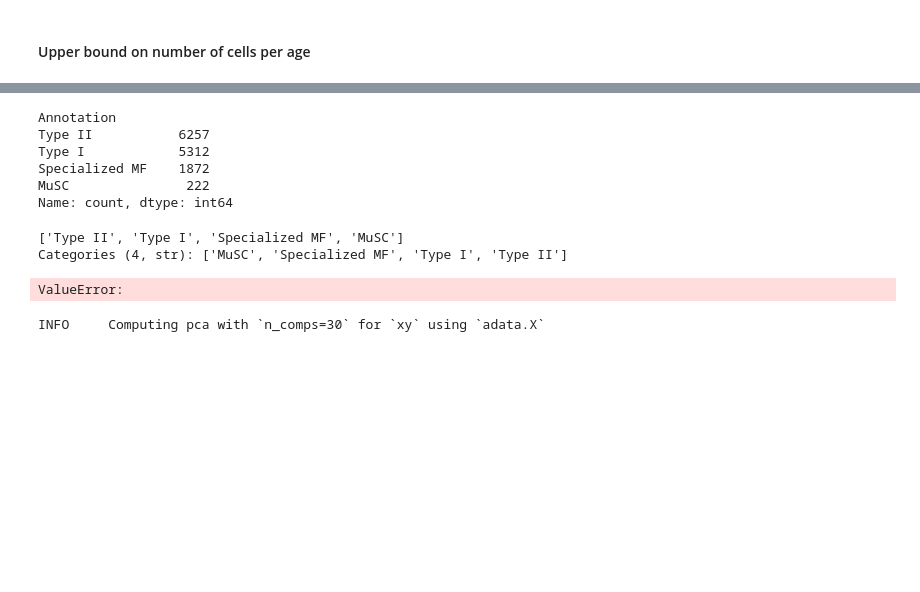
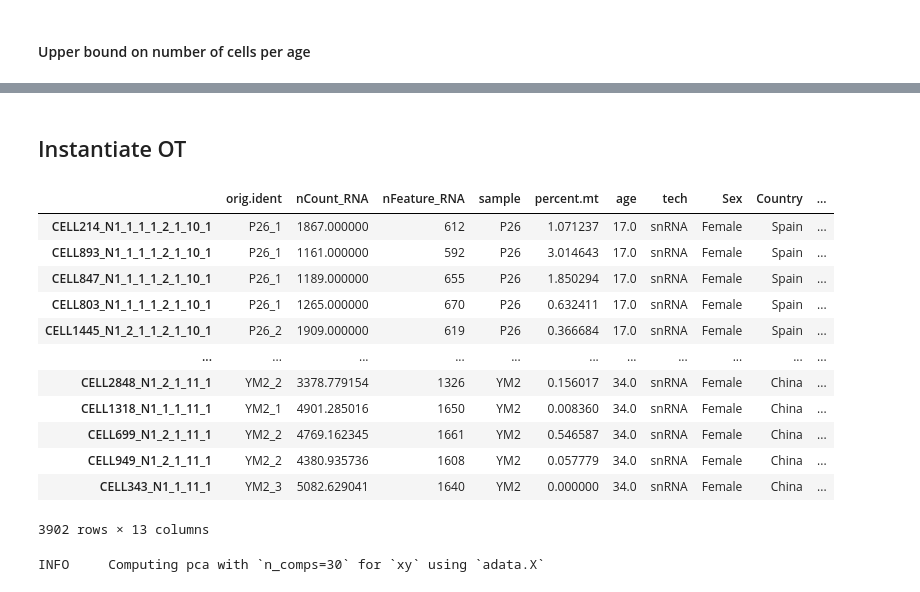
Before and after one commit to sachha-naksha/moscot_analysis, a Jupyter notebook: ageing_skm.ipynb, the cells around one changed output, grey strips where cells are left out. Saved outputs shown, nothing was run; the diff lists cells and outputs as text; code cells hidden in the pictures; blank space fills up the shorter version.

Commit message:
OT results for musc transitions in young female musc population

```diff
--- a/ageing_skm.ipynb
+++ b/ageing_skm.ipynb
@@ -64,9 +64,9 @@ sc.set_figure_params(scanpy=True, dpi=80, dpi_save=200)
 warnings.simplefilter("ignore", UserWarning)
 warnings.simplefilter("ignore", FutureWarning)
 # %%
-rna_path = '/projects/bgdb/asachan/datasets/SKM_ageing_human/All_Cell_Types.h5ad'
+rna_path = '/projects/bgdb/asachan/datasets/SKM_ageing_human/musc_transition_young_female.h5ad'
 rna_path_filtered = '/projects/bgdb/asachan/datasets/SKM_ageing_human/filtered_all_cell_types.h5ad'
 # %%
-rna_adata = sc.read_h5ad(rna_path_filtered)
+rna_adata = sc.read_h5ad(rna_path)
 rna_adata
 # %% [output]
@@ -358,26 +236,34 @@ Name: count, dtype: int64
 # %%
 display(rna_adata.obs['Annotation'].value_counts())
 print(rna_adata.obs["Annotation"].unique())
-# %% [output]
-Annotation
-Type II           6257
-Type I            5312
-Specialized MF    1872
-MuSC               222
-Name: count, dtype: int64
-['Type II', 'Type I', 'Specialized MF', 'MuSC']
-Categories (4, str): ['MuSC', 'Specialized MF', 'Type I', 'Type II']
+# %% [markdown]
+## Instantiate OT
+# %%
+rna_adata.obs
+# %% [output]
+|  | orig.ident | nCount_RNA | nFeature_RNA | sample | percent.mt | age | tech | Sex | Country | ... |
+| CELL214_N1_1_1_1_2_1_10_1 | P26_1 | 1867.000000 | 612 | P26 | 1.071237 | 17.0 | snRNA | Female | Spain | ... |
+| CELL893_N1_1_1_1_2_1_10_1 | P26_1 | 1161.000000 | 592 | P26 | 3.014643 | 17.0 | snRNA | Female | Spain | ... |
+| CELL847_N1_1_1_1_2_1_10_1 | P26_1 | 1189.000000 | 655 | P26 | 1.850294 | 17.0 | snRNA | Female | Spain | ... |
+| CELL803_N1_1_1_1_2_1_10_1 | P26_1 | 1265.000000 | 670 | P26 | 0.632411 | 17.0 | snRNA | Female | Spain | ... |
+| CELL1445_N1_2_1_1_2_1_10_1 | P26_2 | 1909.000000 | 619 | P26 | 0.366684 | 17.0 | snRNA | Female | Spain | ... |
+| ... | ... | ... | ... | ... | ... | ... | ... | ... | ... | ... |
+| CELL2848_N1_2_1_11_1 | YM2_2 | 3378.779154 | 1326 | YM2 | 0.156017 | 34.0 | snRNA | Female | China | ... |
+| CELL1318_N1_1_1_11_1 | YM2_1 | 4901.285016 | 1650 | YM2 | 0.008360 | 34.0 | snRNA | Female | China | ... |
+| CELL699_N1_2_1_11_1 | YM2_2 | 4769.162345 | 1661 | YM2 | 0.546587 | 34.0 | snRNA | Female | China | ... |
+| CELL949_N1_2_1_11_1 | YM2_2 | 4380.935736 | 1608 | YM2 | 0.057779 | 34.0 | snRNA | Female | China | ... |
+| CELL343_N1_1_11_1 | YM2_3 | 5082.629041 | 1640 | YM2 | 0.000000 | 34.0 | snRNA | Female | China | ... |
+3902 rows × 13 columns
 # %%
 # make temporal info numeric
 def adapt_time(x):
-    if x["Annotation"] in ["MuSC"]:
+    if x["intervals_young"] in ["interval_1_F"]:
         return 1.5
-    if x["Annotation"] in ["Type II", "Type I", "Specialized MF"]:
+    if x["intervals_young"] in ["interval_2_F"]:
         return 3.5
     raise ValueError
-rna_adata.obs["Annotation"] = rna_adata.obs.apply(adapt_time, axis=1).astype("category")
+
+rna_adata.obs["intervals_young"] = rna_adata.obs.apply(adapt_time, axis=1).astype("category")
-# %% [output]
-ValueError:
 # %%
 # instantiate temporal OT problem
 tp0 = TemporalProblem(rna_adata)
```
Also changed, not shown: parts of 34 cells of this notebook.
